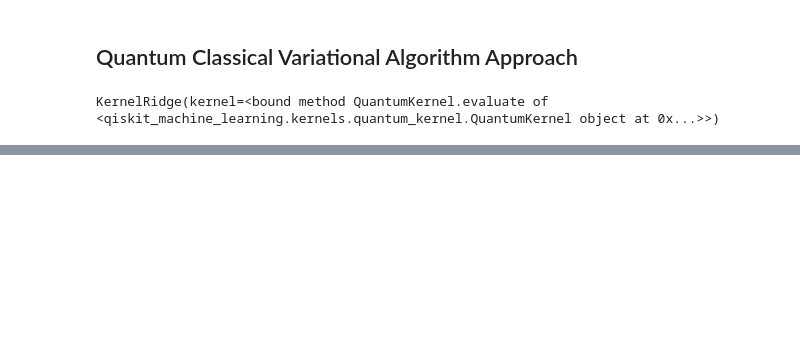
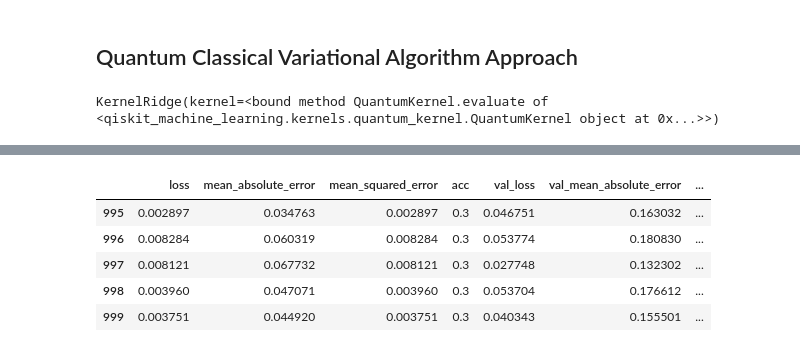
Before and after one commit to sergiomtzlosa/qml-notebooks, a Jupyter notebook: 10 - fano_signal_quantum_regressors_examples.ipynb, the cells around one changed output, grey strips where cells are left out. Saved outputs shown, nothing was run; the diff lists cells and outputs as text; code cells hidden in the pictures; blank space fills up the shorter version.

```diff
--- a/10 - fano_signal_quantum_regressors_examples.ipynb
+++ b/10 - fano_signal_quantum_regressors_examples.ipynb
@@ -546,0 +617,11 @@ plt.show()
+# %%
+hist = pd.DataFrame(history.history)
+hist['epoch'] = history.epoch
+hist.tail()
+# %% [output]
+|  | loss | mean_absolute_error | mean_squared_error | acc | val_loss | val_mean_absolute_error | ... |
+| 995 | 0.002897 | 0.034763 | 0.002897 | 0.3 | 0.046751 | 0.163032 | ... |
+| 996 | 0.008284 | 0.060319 | 0.008284 | 0.3 | 0.053774 | 0.180830 | ... |
+| 997 | 0.008121 | 0.067732 | 0.008121 | 0.3 | 0.027748 | 0.132302 | ... |
+| 998 | 0.003960 | 0.047071 | 0.003960 | 0.3 | 0.053704 | 0.176612 | ... |
+| 999 | 0.003751 | 0.044920 | 0.003751 | 0.3 | 0.040343 | 0.155501 | ... |
```
Also changed, not shown: parts of 21 cells of this notebook.
